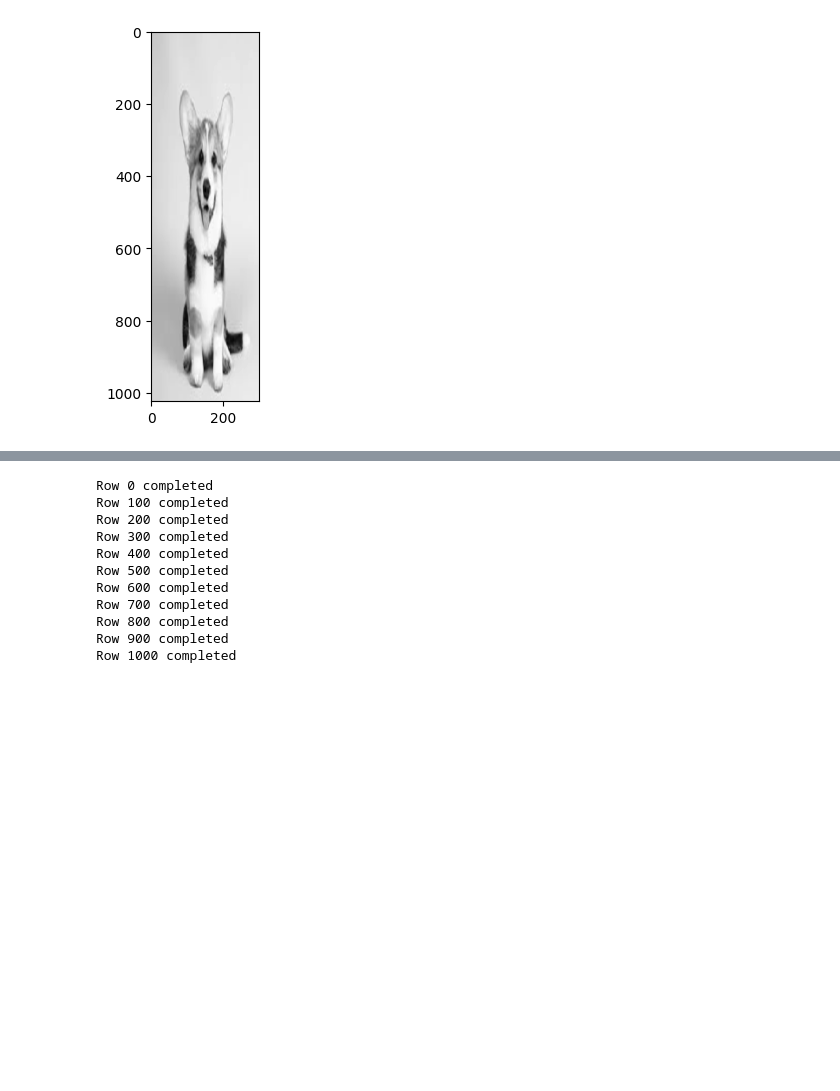
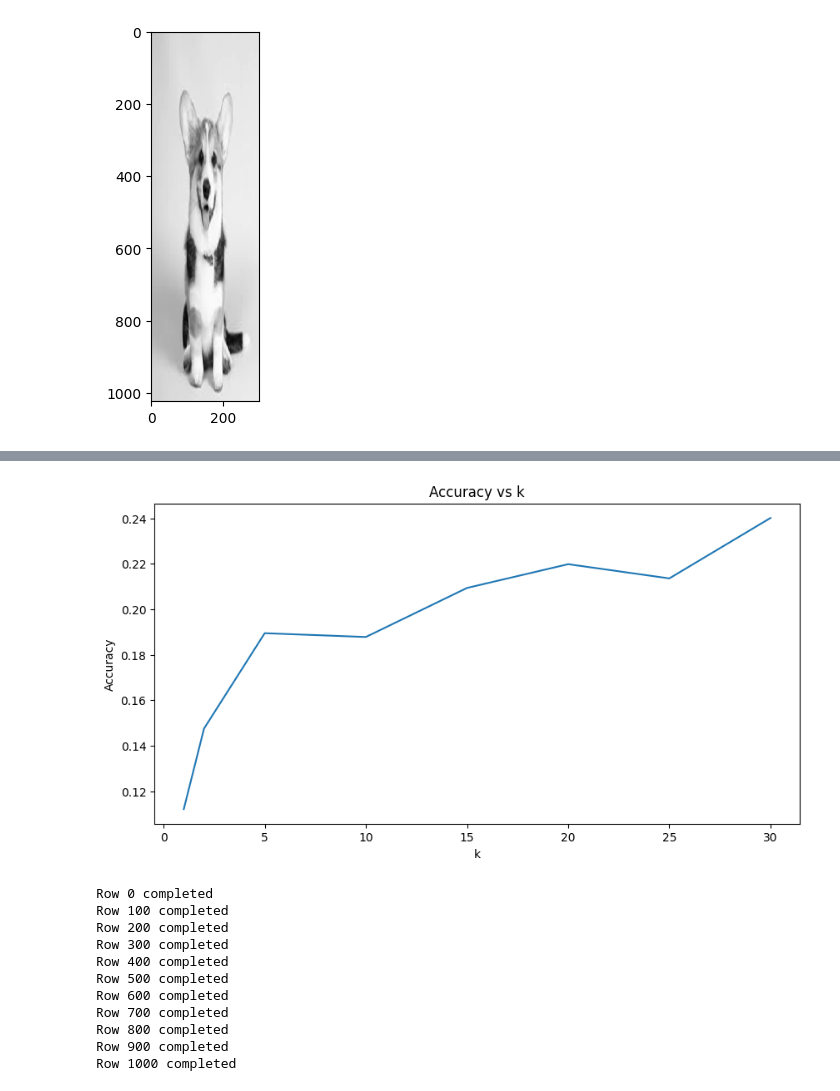
Before and after one commit to Hit2737/CS328_Intro_to_Data_Science_Project, a Jupyter notebook: file1.ipynb, the cells around one changed output, grey strips where cells are left out. Saved outputs shown, nothing was run; the diff lists cells and outputs as text; code cells hidden in the pictures; blank space fills up the shorter version.

```diff
--- a/file1.ipynb
+++ b/file1.ipynb
@@ -252,0 +292,9 @@ def ALS_NNMF(A_sampled: np.array, n_components: int, col_num: np.array, true_siz
+# %%
+plt.figure(figsize=(10,5))
+plt.plot(ks, Acc)
+plt.xlabel('k')
+plt.ylabel('Accuracy')
+plt.title('Accuracy vs k')
+plt.show()
+# %% [output]
+[figure, added]
```
Also changed, not shown: parts of 30 cells of this notebook.
